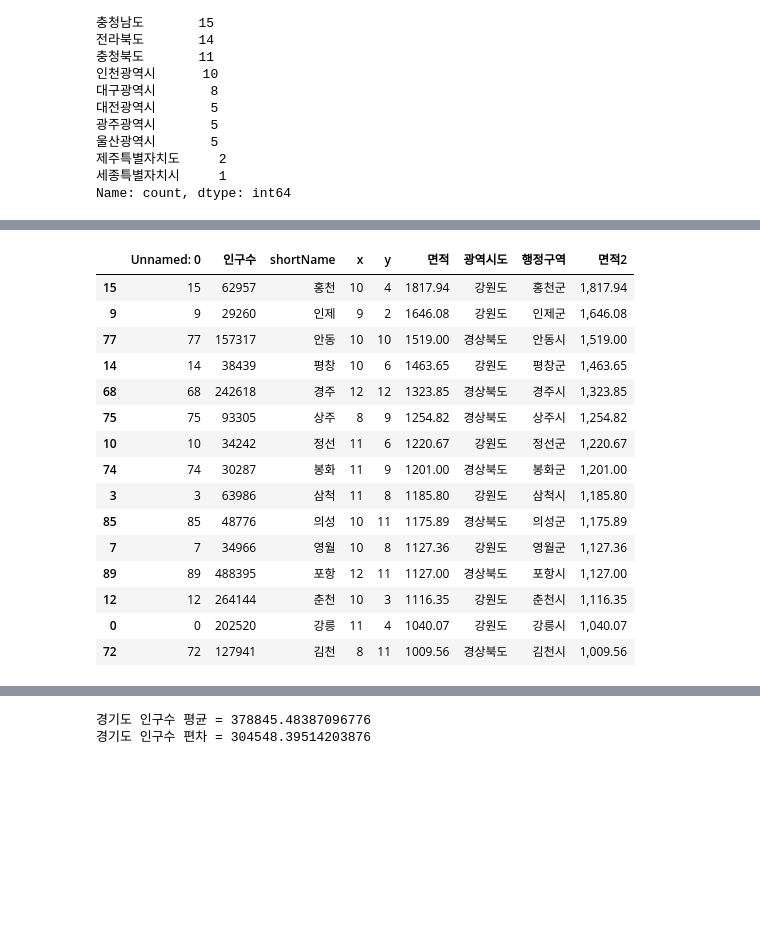
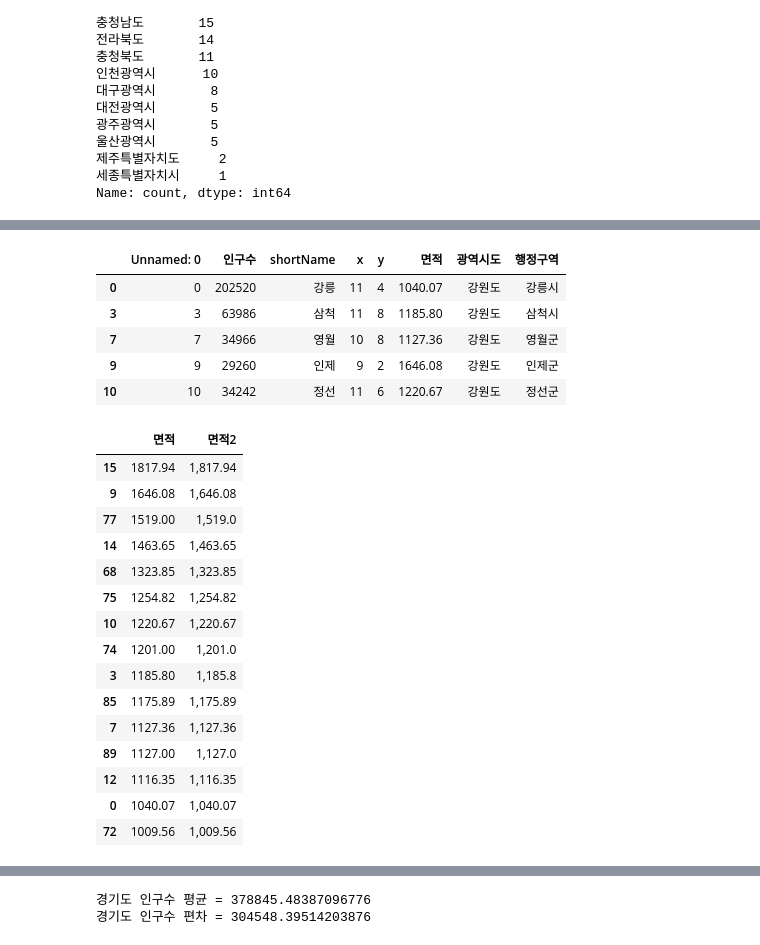
Before and after one commit to aha-ho/Python-Webscraping-Analysis, a Jupyter notebook: 03.행정구역정보_분석과시각화.ipynb, the cells around one changed output, grey strips where cells are left out. Drawn from its saved outputs; the diff is of its cells as text; code cells hidden in the pictures; blank space fills up the shorter version.

```diff
--- a/03.행정구역정보_분석과시각화.ipynb
+++ b/03.행정구역정보_분석과시각화.ipynb
@@ -406,22 +374,12 @@ Name: count, dtype: int64
 # %%
 # 면적이 > 1000 큰 조건과 매핑되는 새로운 DataFrame 생성 area_1000 라는 변수에 저장하기
-
-
-# area_1000 DataFrame 객체에 면적2 컬럼을 생성
+#컬럼명은 ['행정구역', '인구수', '면적']
+area_1000 = data.loc[data['면적']> 1000].copy()
+area_1000.head()
 # %% [output]
-|  | Unnamed: 0 | 인구수 | shortName | x | y | 면적 | 광역시도 | 행정구역 | 면적2 |
-| 15 | 15 | 62957 | 홍천 | 10 | 4 | 1817.94 | 강원도 | 홍천군 | 1,817.94 |
-| 9 | 9 | 29260 | 인제 | 9 | 2 | 1646.08 | 강원도 | 인제군 | 1,646.08 |
-| 77 | 77 | 157317 | 안동 | 10 | 10 | 1519.00 | 경상북도 | 안동시 | 1,519.00 |
-| 14 | 14 | 38439 | 평창 | 10 | 6 | 1463.65 | 강원도 | 평창군 | 1,463.65 |
-| 68 | 68 | 242618 | 경주 | 12 | 12 | 1323.85 | 경상북도 | 경주시 | 1,323.85 |
-| 75 | 75 | 93305 | 상주 | 8 | 9 | 1254.82 | 경상북도 | 상주시 | 1,254.82 |
-| 10 | 10 | 34242 | 정선 | 11 | 6 | 1220.67 | 강원도 | 정선군 | 1,220.67 |
-| 74 | 74 | 30287 | 봉화 | 11 | 9 | 1201.00 | 경상북도 | 봉화군 | 1,201.00 |
-| 3 | 3 | 63986 | 삼척 | 11 | 8 | 1185.80 | 강원도 | 삼척시 | 1,185.80 |
-| 85 | 85 | 48776 | 의성 | 10 | 11 | 1175.89 | 경상북도 | 의성군 | 1,175.89 |
-| 7 | 7 | 34966 | 영월 | 10 | 8 | 1127.36 | 강원도 | 영월군 | 1,127.36 |
-| 89 | 89 | 488395 | 포항 | 12 | 11 | 1127.00 | 경상북도 | 포항시 | 1,127.00 |
-| 12 | 12 | 264144 | 춘천 | 10 | 3 | 1116.35 | 강원도 | 춘천시 | 1,116.35 |
-| 0 | 0 | 202520 | 강릉 | 11 | 4 | 1040.07 | 강원도 | 강릉시 | 1,040.07 |
-| 72 | 72 | 127941 | 김천 | 8 | 11 | 1009.56 | 경상북도 | 김천시 | 1,009.56 |
+|  | Unnamed: 0 | 인구수 | shortName | x | y | 면적 | 광역시도 | 행정구역 |
+| 0 | 0 | 202520 | 강릉 | 11 | 4 | 1040.07 | 강원도 | 강릉시 |
+| 3 | 3 | 63986 | 삼척 | 11 | 8 | 1185.80 | 강원도 | 삼척시 |
+| 7 | 7 | 34966 | 영월 | 10 | 8 | 1127.36 | 강원도 | 영월군 |
+| 9 | 9 | 29260 | 인제 | 9 | 2 | 1646.08 | 강원도 | 인제군 |
+| 10 | 10 | 34242 | 정선 | 11 | 6 | 1220.67 | 강원도 | 정선군 |
@@ -427,0 +390,19 @@ Name: count, dtype: int64
+# %%
+area_1000.loc[:,['면적','면적2']].sort_values(by='면적',ascending=False)
+# %% [output]
+|  | 면적 | 면적2 |
+| 15 | 1817.94 | 1,817.94 |
+| 9 | 1646.08 | 1,646.08 |
+| 77 | 1519.00 | 1,519.0 |
+| 14 | 1463.65 | 1,463.65 |
+| 68 | 1323.85 | 1,323.85 |
+| 75 | 1254.82 | 1,254.82 |
+| 10 | 1220.67 | 1,220.67 |
+| 74 | 1201.00 | 1,201.0 |
+| 3 | 1185.80 | 1,185.8 |
+| 85 | 1175.89 | 1,175.89 |
+| 7 | 1127.36 | 1,127.36 |
+| 89 | 1127.00 | 1,127.0 |
+| 12 | 1116.35 | 1,116.35 |
+| 0 | 1040.07 | 1,040.07 |
+| 72 | 1009.56 | 1,009.56 |
```
Also changed, not shown: parts of 58 cells of this notebook, 6 other files.
